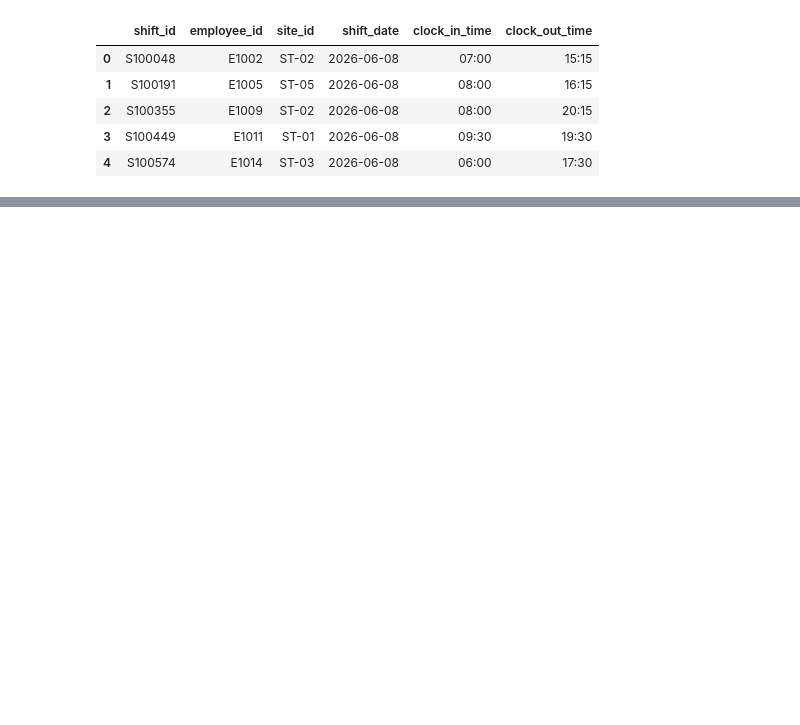
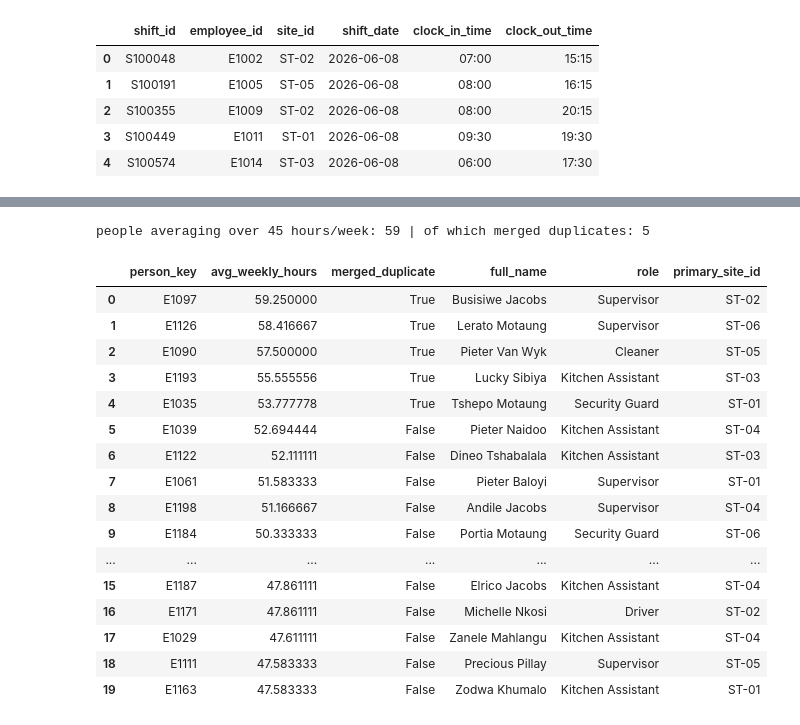
Before and after one commit to MistryDev09/JemTechnical, a Jupyter notebook: data_modeling.ipynb, the cells around one changed output, grey strips where cells are left out. Drawn from its saved outputs; the diff is of its cells as text; code cells hidden in the pictures; blank space fills up the shorter version.

```diff
--- a/data_modeling.ipynb
+++ b/data_modeling.ipynb
@@ -47,0 +73,7 @@ shortest / longest shift: 3.5 13.5
+# %%
+payroll = load_payroll("data/payroll_details.csv")   # employee_id, account_number, tax_number only
+people = find_duplicate_people(employees, payroll)
+del payroll                                          # not kept around
+
+print("duplicate people:", len(people), "| escalate:", (people.severity == "Escalate").sum())
+people[["person_key", "employee_ids", "names", "evidence", "severity"]]
@@ -47,0 +117,14 @@ shortest / longest shift: 3.5 13.5
+# %%
+segments = add_person_key(segments, people)
+complete_weeks = segments["week_start"] < current_week
+
+per_id = segments.groupby(["employee_id", "week_start"])["hours"].sum()
+per_person = segments.groupby(["person_key", "week_start"])["hours"].sum()
+
+breach_id = ((per_id - 45) > 10)[per_id.index.get_level_values(1) < current_week]
+breach_person = ((per_person - 45) > 10)[per_person.index.get_level_values(1) < current_week]
+print("breach-weeks, per employee ID :", breach_id.sum())
+print("breach-weeks, per person      :", breach_person.sum())
+
+dup_keys = list(people.person_key)
+per_person.loc[dup_keys].unstack(0).round(1)
@@ -84,2 +173,29 @@ data ends 2026-08-12 -> in-progress week starts 2026-08-10
+# %%
+person_weekly = per_person.reset_index()
+complete = person_weekly[person_weekly["week_start"] < current_week]
+avg_hours = complete.groupby("person_key")["hours"].mean().rename("avg_weekly_hours")
+over_45 = avg_hours[avg_hours > 45].sort_values(ascending=False).reset_index()
+over_45["merged_duplicate"] = over_45["person_key"].isin(dup_keys)
+print("people averaging over 45 hours/week:", len(over_45), "| of which merged duplicates:", over_45.merged_duplicate.sum())
+over_45.merge(employees[["employee_id", "full_name", "role", "primary_site_id"]], left_on="person_key", right_on="employee_id").drop(columns="employee_id").head(20)
+# %% [output]
+people averaging over 45 hours/week: 59 | of which merged duplicates: 5
+|  | person_key | avg_weekly_hours | merged_duplicate | full_name | role | primary_site_id |
+| 0 | E1097 | 59.250000 | True | Busisiwe Jacobs | Supervisor | ST-02 |
+| 1 | E1126 | 58.416667 | True | Lerato Motaung | Supervisor | ST-06 |
+| 2 | E1090 | 57.500000 | True | Pieter Van Wyk | Cleaner | ST-05 |
+| 3 | E1193 | 55.555556 | True | Lucky Sibiya | Kitchen Assistant | ST-03 |
+| 4 | E1035 | 53.777778 | True | Tshepo Motaung | Security Guard | ST-01 |
+| 5 | E1039 | 52.694444 | False | Pieter Naidoo | Kitchen Assistant | ST-04 |
+| 6 | E1122 | 52.111111 | False | Dineo Tshabalala | Kitchen Assistant | ST-03 |
+| 7 | E1061 | 51.583333 | False | Pieter Baloyi | Supervisor | ST-01 |
+| 8 | E1198 | 51.166667 | False | Andile Jacobs | Supervisor | ST-04 |
+| 9 | E1184 | 50.333333 | False | Portia Motaung | Security Guard | ST-06 |
+| ... | ... | ... | ... | ... | ... | ... |
+| 15 | E1187 | 47.861111 | False | Elrico Jacobs | Kitchen Assistant | ST-04 |
+| 16 | E1171 | 47.861111 | False | Michelle Nkosi | Driver | ST-02 |
+| 17 | E1029 | 47.611111 | False | Zanele Mahlangu | Kitchen Assistant | ST-04 |
+| 18 | E1111 | 47.583333 | False | Precious Pillay | Supervisor | ST-05 |
+| 19 | E1163 | 47.583333 | False | Zodwa Khumalo | Kitchen Assistant | ST-01 |
 # %% [markdown]
 ## Small prediction for the in-progress week
```
Also changed, not shown: parts of 21 cells of this notebook, 3 other files.
